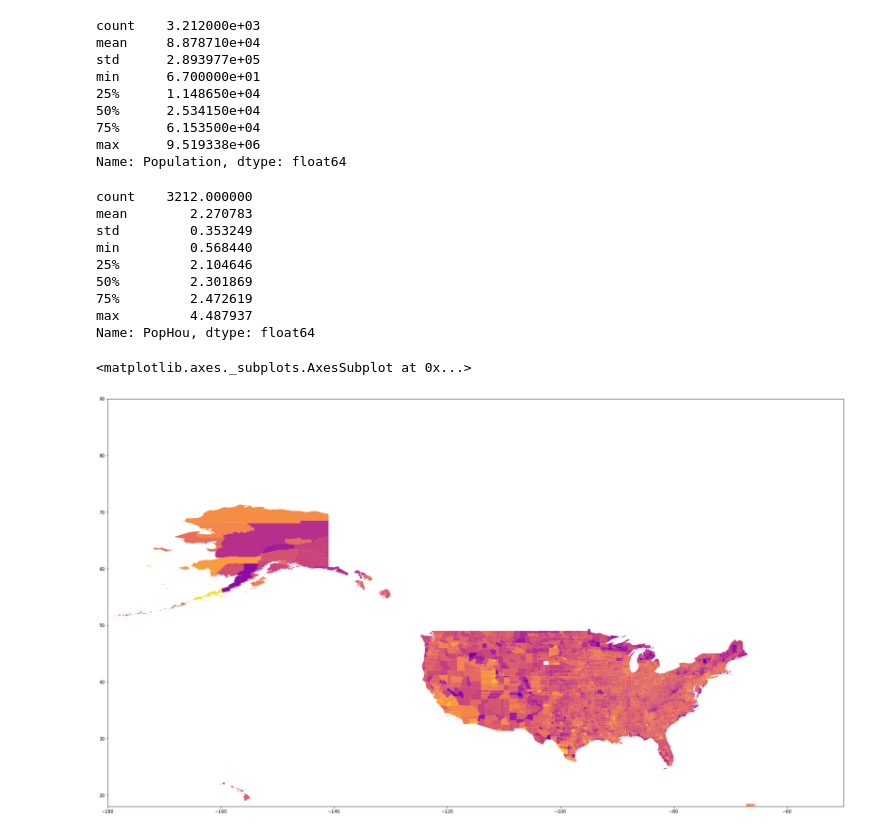
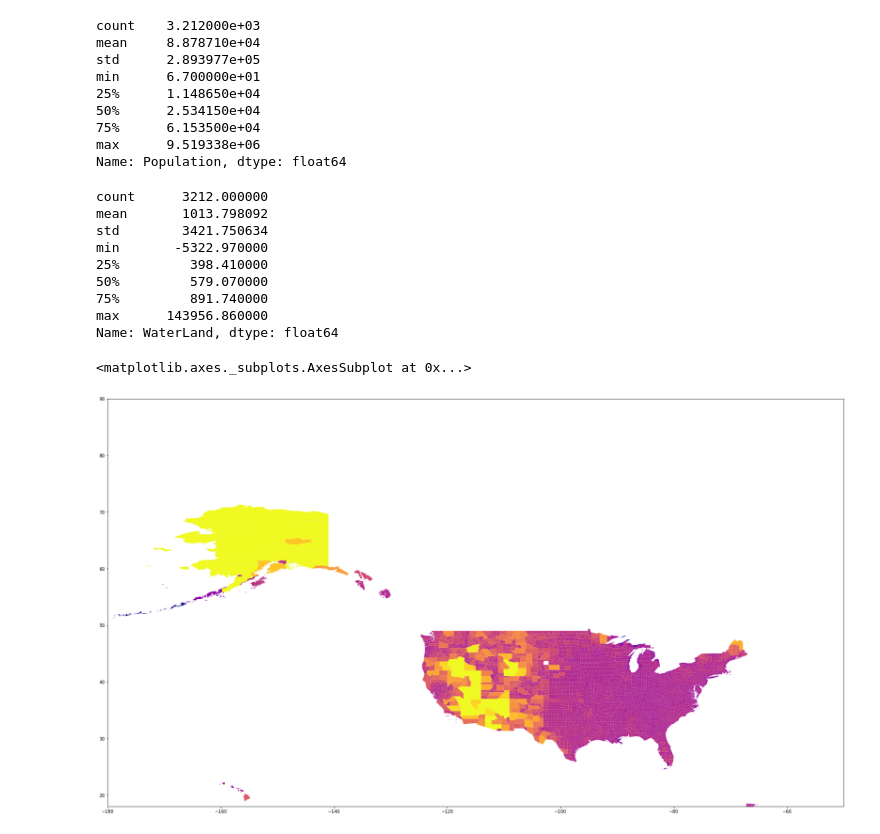
Before and after one commit to bloominstituteoftechnology/DS-Unit-1-Sprint-3-Data-Storytelling, a Jupyter notebook: module2-choose-appropriate-visualizations/LS_DS_222_Choose_appropriate_visualizations.ipynb, the cells around one changed output. Drawn from its saved outputs; the diff is of its cells as text; code cells hidden in the pictures.

```diff
--- a/module2-choose-appropriate-visualizations/LS_DS_222_Choose_appropriate_visualizations.ipynb
+++ b/module2-choose-appropriate-visualizations/LS_DS_222_Choose_appropriate_visualizations.ipynb
@@ -544,23 +544,25 @@ max      9.519338e+06
 Name: Population, dtype: float64
 # %%
 merged['PopHou'] = merged['Population'] / merged['Housing  units']
+# %%
+merged['WaterLand'] = merged['Area in square miles - Land area'] - merged['Area in square miles - Water area']
 # %%
-merged['PopHou'].describe()
+merged['WaterLand'].describe()
 # %% [output]
-count    3212.000000
-mean        2.270783
-std         0.353249
-min         0.568440
-25%         2.104646
-50%         2.301869
-75%         2.472619
-max         4.487937
-Name: PopHou, dtype: float64
+count      3212.000000
+mean       1013.798092
+std        3421.750634
+min       -5322.970000
+25%         398.410000
+50%         579.070000
+75%         891.740000
+max      143956.860000
+Name: WaterLand, dtype: float64
 # %%
 fig, ax = plt.subplots(figsize = (30,30))
 ax.set_xlim([-180,-50])
 ax.set_ylim([18,90])
-merged.plot(column = 'PopHou', figsize=(30,30), ax=ax, cmap='plasma', vmin = 0, vmax = 4)
+merged.plot(column = 'WaterLand', figsize=(30,30), ax=ax, cmap='plasma', vmin = -5000, vmax = 9000)
 # %% [output]
 <matplotlib.axes._subplots.AxesSubplot at 0x...>
-[figure, old version]
+[figure, new version]
```
